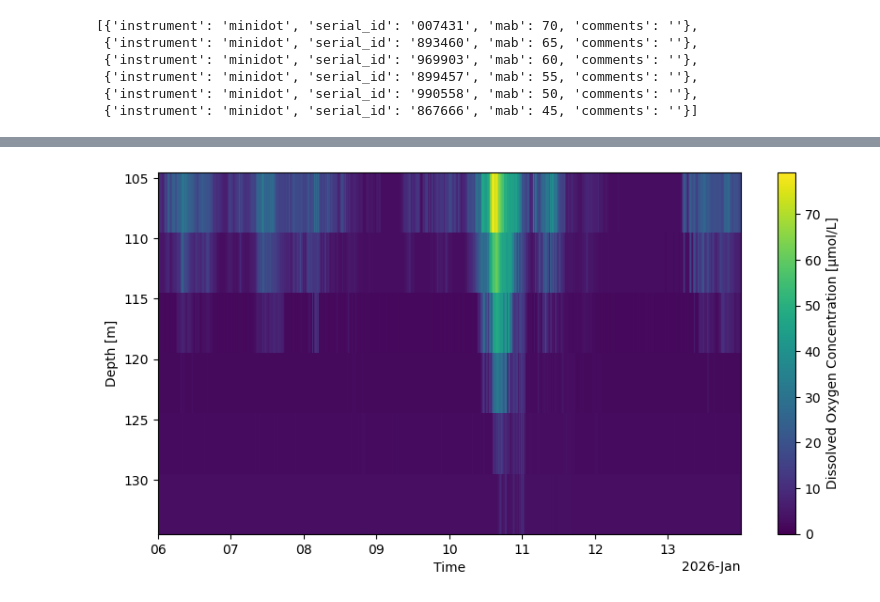
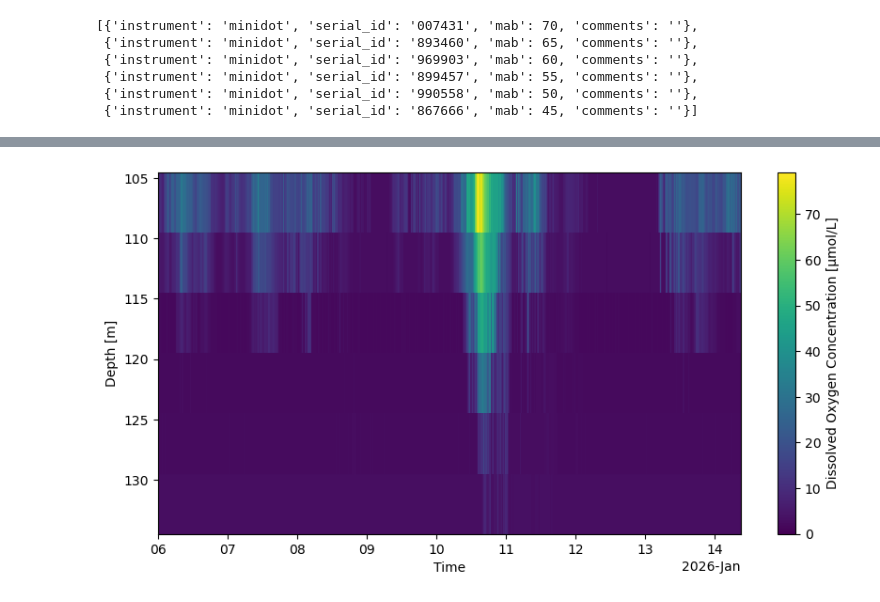
Before and after one commit to hherrema/eawag, a Jupyter notebook: presentations/osm/osm_2026.ipynb, the cells around one changed output, grey strips where cells are left out. Saved outputs shown, nothing was run; the diff lists cells and outputs as text; code cells hidden in the pictures.

```diff
--- a/presentations/osm/osm_2026.ipynb
+++ b/presentations/osm/osm_2026.ipynb
@@ -37,8 +36,7 @@ adcps
  {'instrument': 'adcp', 'serial_id': '1728', 'mab': 98, 'comments': 'down'},
  {'instrument': 'adcp', 'serial_id': '16549', 'mab': 41.4, 'comments': 'up'}]
 # %%
-all_adcp_nov = []
-all_adcp_jan = []
+all_adcp = []
 for adcp in adcps:
     serial_id = adcp['serial_id']
 
@@ -47,12 +45,9 @@ for adcp in adcps:
     ds = areader.load_from_L0(fpath)
     ds = areader.range_to_depth(ds)
     ds = areader.run_qa(ds)
-    ds = areader.qa_corr_stdev(ds)
     print(areader.depth, ds.attrs['cell_size'])
-    ds_nov = ds.sel(time=slice(t_start_nov, t_end_nov))
-    ds_jan = ds.sel(time=slice(t_start_jan, t_end_jan))
-    all_adcp_nov.append(ds_nov)
-    all_adcp_jan.append(ds_jan)
+    ds = ds.sel(time=slice(t_start, t_end))
+    all_adcp.append(ds)
 # %% [output]
 Reading file Q:/Messdaten/Aphys_Hypothesis_data/Zugersee/2026/Mooring/20260114/LZC/L0\12U8315.000 ...
 43.408226013183594 1.0
@@ -148,17 +99,13 @@ thermistors
  {'instrument': 'rbr_temp', 'serial_id': '205534', 'mab': 35, 'comments': ''},
  {'instrument': 'rbr_temp', 'serial_id': 209289, 'mab': 30, 'comments': ''}]
 # %%
-ds_chain_nov = []
-ds_chain_jan = []
+ds_chain = []
 for t in thermistors:
     serial_id = t['serial_id']
 
     treader = ewg.thermistor_reader.ThermistorReader(serial_id, lake, location, year, date)
     ds = treader.load_from_L0()
-    ds_nov = ds.sel(time=slice(t_start_nov, t_end_nov))
-    ds_jan = ds.sel(time=slice(t_start_jan, t_end_jan))
-    ds_chain_nov.append(ds_nov)
-    ds_chain_jan.append(ds_jan)
+    ds = ds.sel(time=slice(t_start, t_end))
+    ds_chain.append(ds)
 
-ds_temp_nov = mreader.create_instrument_chain(ds_chain_nov)
-ds_temp_jan = mreader.create_instrument_chain(ds_chain_jan)
+ds_temp = mreader.create_instrument_chain(ds_chain)
@@ -198,8 +133,7 @@ oxygen_loggers
  {'instrument': 'minidot', 'serial_id': '990558', 'mab': 50, 'comments': ''},
  {'instrument': 'minidot', 'serial_id': '867666', 'mab': 45, 'comments': ''}]
 # %%
-ds_chain_nov = []
-ds_chain_jan = []
+ds_chain = []
 for ol in oxygen_loggers:
     serial_id = ol['serial_id']
 
@@ -211,12 +145,8 @@ for ol in oxygen_loggers:
     oreader.depth = oreader.set_depth()
 
     ds = oreader.load_from_L0()
-    ds_nov = ds.sel(time=slice(t_start_nov, t_end_nov))
-    ds_jan = ds.sel(time=slice(t_start_jan, t_end_jan))
-    ds_nov['d_oxygen_conc'] *= (1000/32)    # conver to umol/L
-    ds_jan['d_oxygen_conc'] *= (1000/32)
-    ds_chain_nov.append(ds_nov)
-    ds_chain_jan.append(ds_jan)
+    ds = ds.sel(time=slice(t_start, t_end))
+    ds['d_oxygen_conc'] *= (1000/32)    # conver to umol/L
+    ds_chain.append(ds)
 
-ds_do_nov = mreader.create_instrument_chain(ds_chain_nov)
-ds_do_jan = mreader.create_instrument_chain(ds_chain_jan)
+ds_do = mreader.create_instrument_chain(ds_chain)
@@ -235,12 +153,12 @@ plt.show()
 # %%
 fig, ax = plt.subplots(figsize=(10, 5))
-im = ds_do_jan.d_oxygen_conc.plot(cmap='viridis', vmin=0, ax=ax)
+im = ds_do.d_oxygen_conc.plot(cmap='viridis', vmin=0, ax=ax)
 
 ax.set_xlabel("Time")
 ax.set_ylabel('Depth [m]')
 im.colorbar.set_label("Dissolved Oxygen Concentration [µmol/L]")
 
 ax.invert_yaxis()
 plt.show()
 # %% [output]
-[figure, old version]
+[figure, new version]
```
Also changed, not shown: parts of 26 cells of this notebook, 4 other files.
